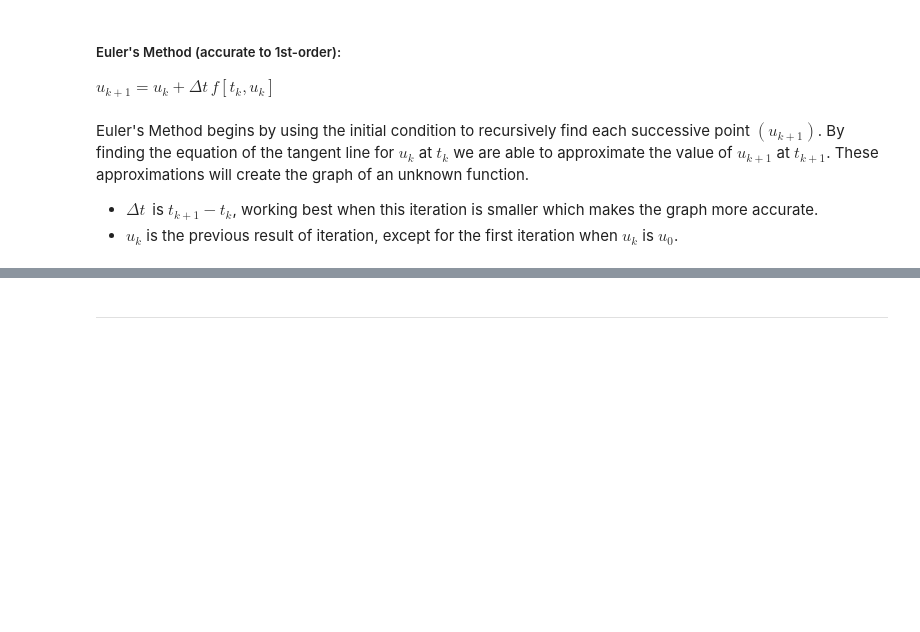
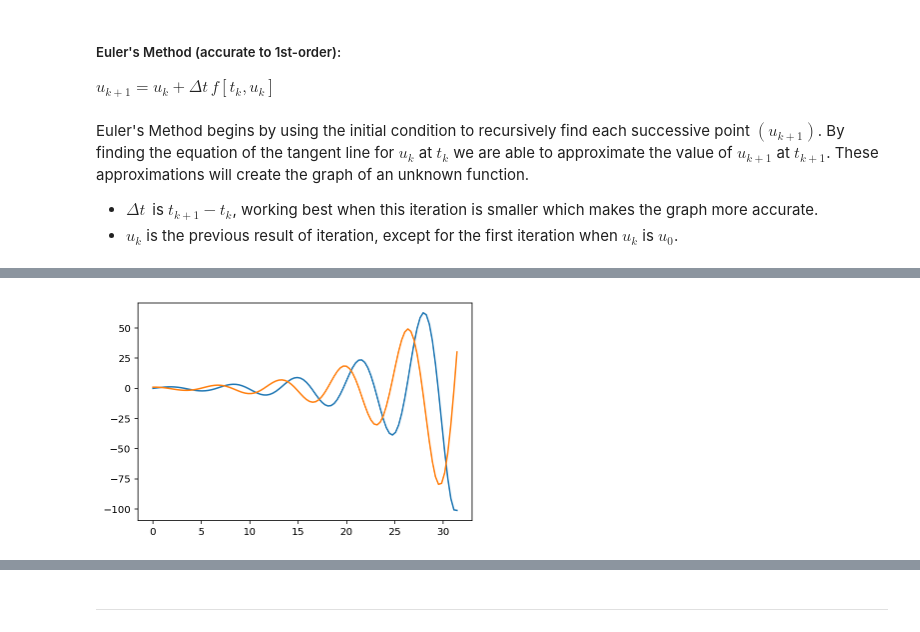
Before and after one commit to chapman-phys220-2018f/cw11-bbb, a Jupyter notebook: cw11.ipynb, the cells around one changed output, grey strips where cells are left out. Saved outputs shown, nothing was run; the diff lists cells and outputs as text; code cells hidden in the pictures; blank space fills up the shorter version.

```diff
--- a/cw11.ipynb
+++ b/cw11.ipynb
@@ -20,3 +20,5 @@ ode.Euler(10)
 # %%
-ode.Euler(100)
+odes.Euler(100)
+# %% [output]
+[figure, added]
 # %%
```
Also changed, not shown: parts of 16 cells of this notebook, 1 other file.
